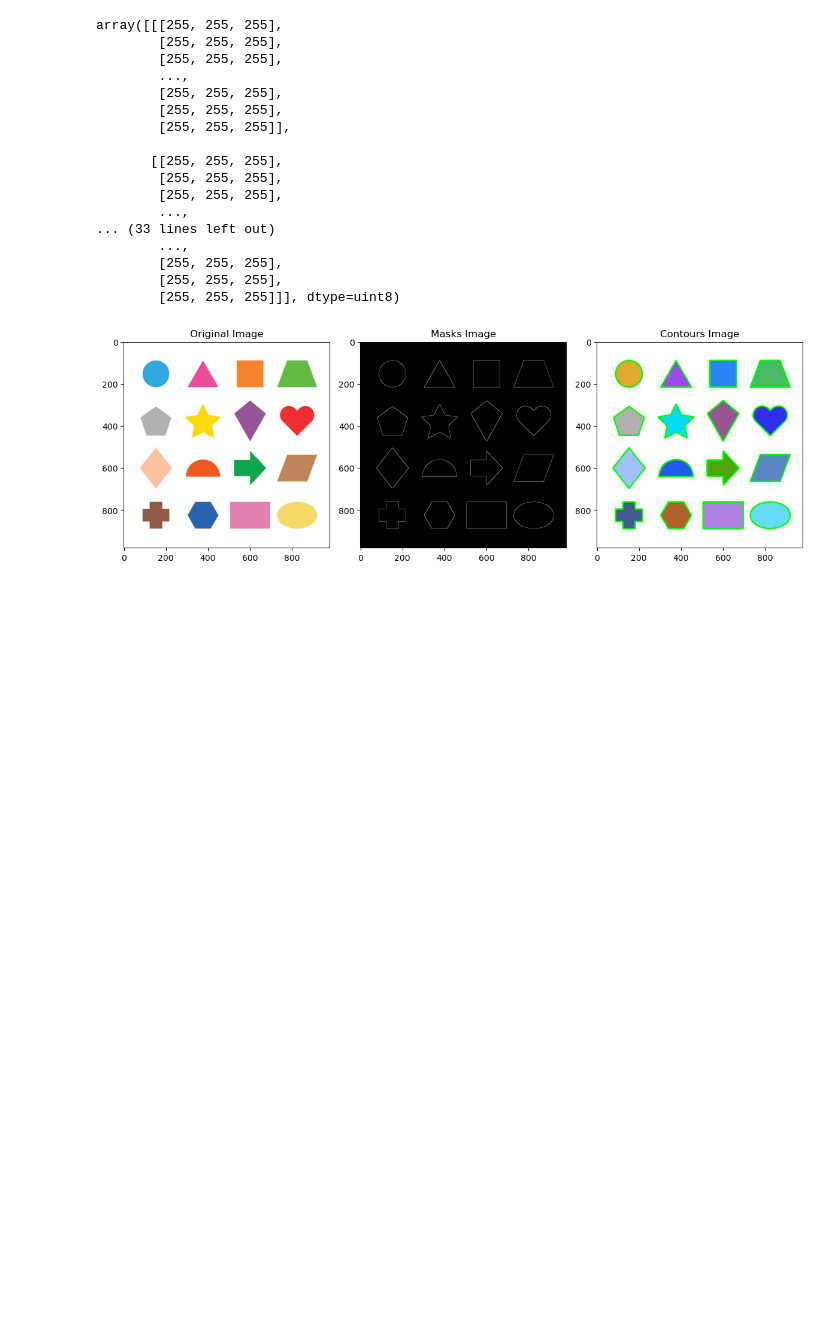
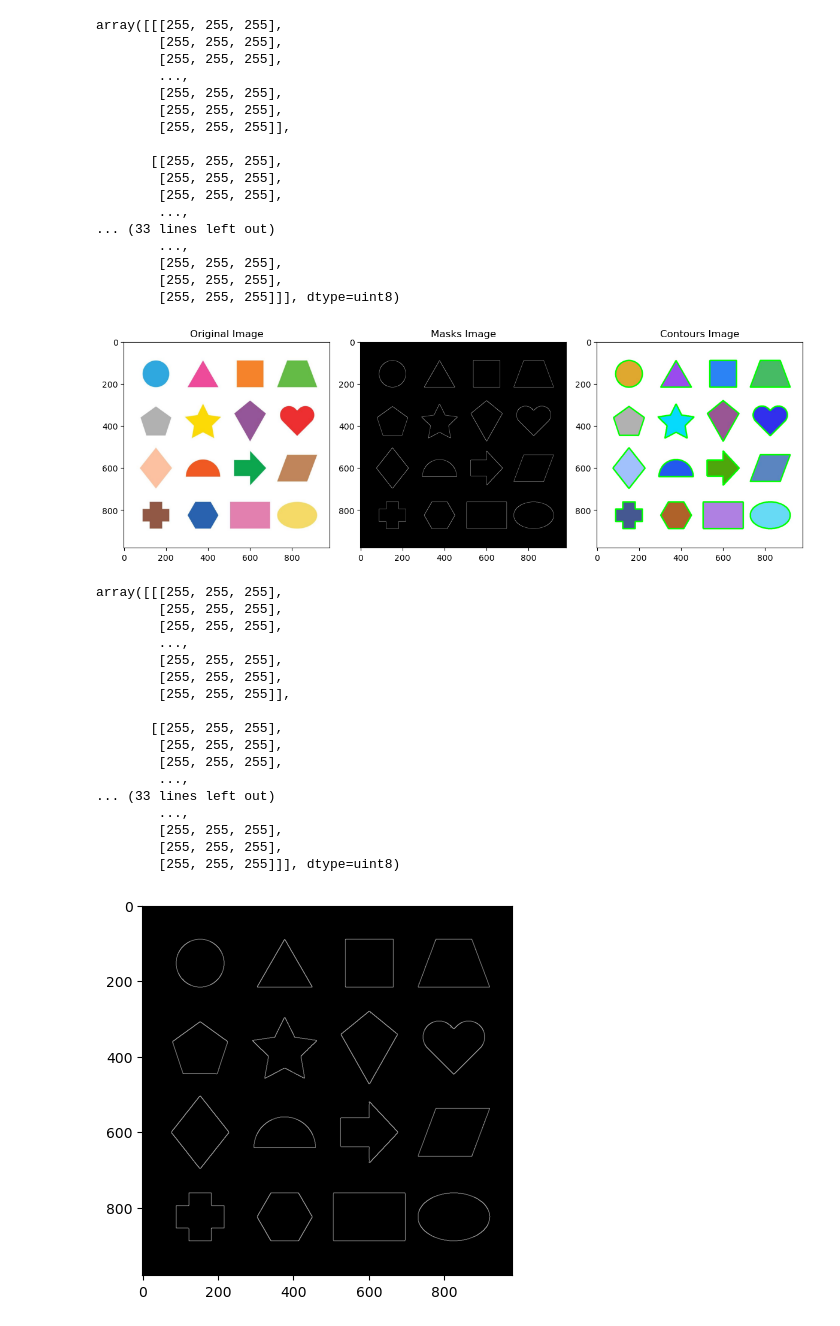
Before and after one commit to aaabdelaziz/Image-Processing, a Jupyter notebook: Python_Implementation/15-Contours.ipynb, the cells around one changed output. Drawn from its saved outputs; the diff is of its cells as text; code cells hidden in the pictures; blank space fills up the shorter version.

Commit message:
Update Contours code.

```diff
--- a/Python_Implementation/15-Contours.ipynb
+++ b/Python_Implementation/15-Contours.ipynb
@@ -77,3 +77,38 @@ plt.tight_layout()
 plt.show()
 # %% [output]
 [figure]
+# %%
+# Modify image colors, by converting all color values greater than 200 to be white
+# Any pixel color > 200 will be 1 (white), and colors < 200 will be 0 (black)
+retval, binary = cv2.threshold(img_grey, 200, 255, cv2.THRESH_BINARY)
+plt.imshow(img_grey, cmap='grey')
+
+# Pass the grey image to contour detection, take two inputs
+# Mode: determines Hirarchical relathionship between contours
+# Method: define the way on how the contours points are stored
+contours, hierarchy = cv2.findContours(binary, cv2.RETR_LIST, cv2.CHAIN_APPROX_SIMPLE)
+
+# Create a new contour image copy
+contour_image = image.copy()
+
+# Draw contours (Edge detections) -> drawContours(image, , index, color_select, 5)
+cv2.drawContours(contour_image, contours, -1, (0, 255, 0), 5 )
+# %% [output]
+array([[[255, 255, 255],
+        [255, 255, 255],
+        [255, 255, 255],
+        ...,
+        [255, 255, 255],
+        [255, 255, 255],
+        [255, 255, 255]],
+
+       [[255, 255, 255],
+        [255, 255, 255],
+        [255, 255, 255],
+        ...,
+... (33 lines left out)
+        ...,
+        [255, 255, 255],
+        [255, 255, 255],
+        [255, 255, 255]]], dtype=uint8)
+[figure, added]
```
Also changed, not shown: parts of 1 cell of this notebook, 1 other file.
